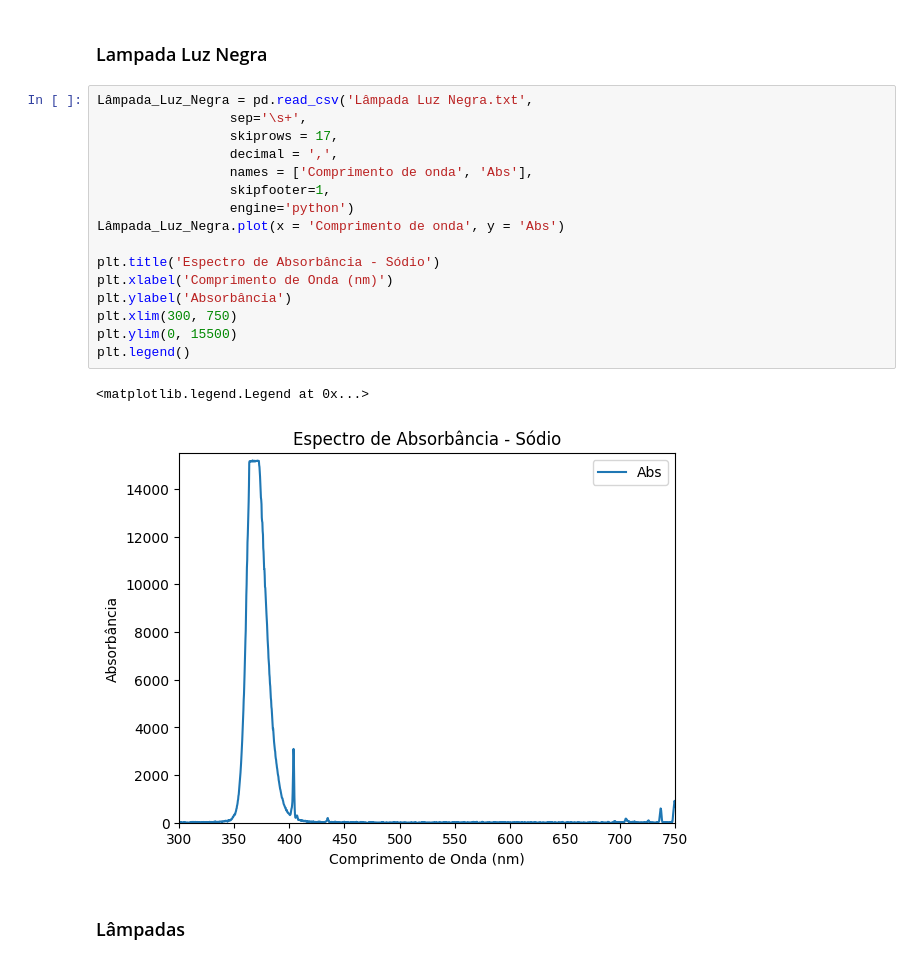
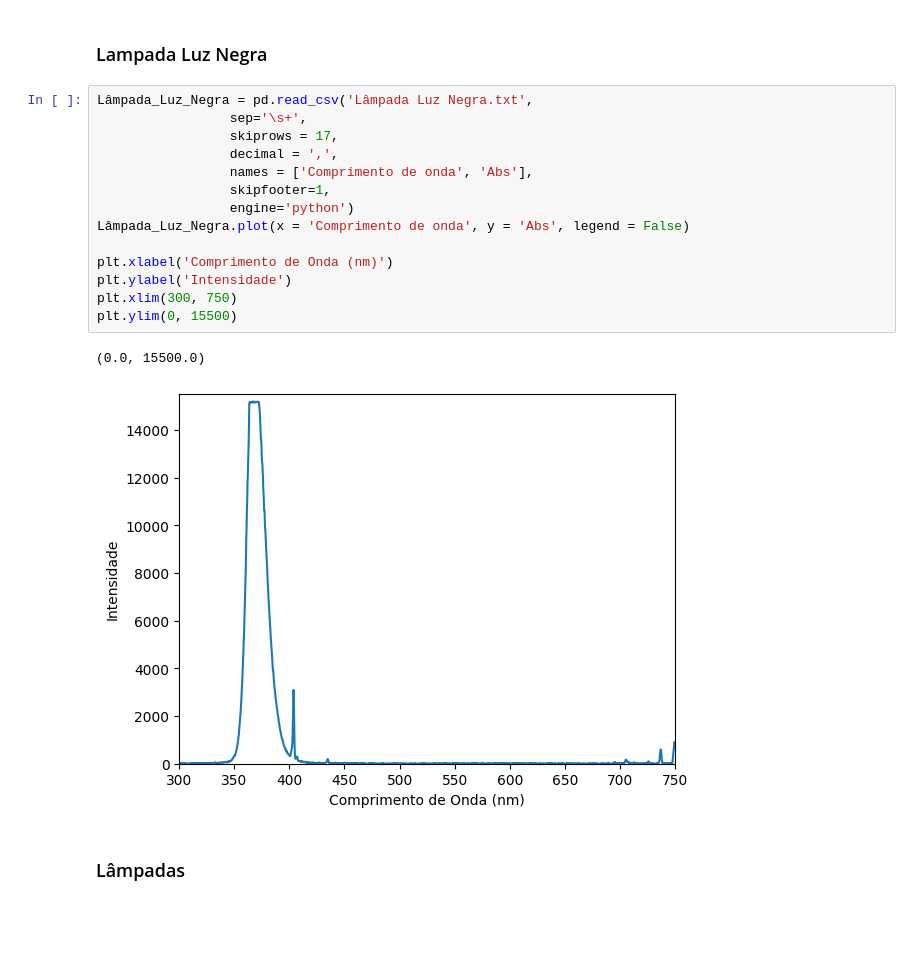
Before and after one commit to triquesgabriel/Espectroscopia-Optica-Avancada, a Jupyter notebook: Espec_Opt_Avan.ipynb, the cells around one changed output. Cells and saved outputs as stored; diff of their text form; blank space fills up the shorter version.

```diff
--- a/Espec_Opt_Avan.ipynb
+++ b/Espec_Opt_Avan.ipynb
@@ -230,22 +200,20 @@ plt.legend()
 # %%
 Lâmpada_Luz_Negra = pd.read_csv('Lâmpada Luz Negra.txt',
                  sep='\s+',
                  skiprows = 17,
                  decimal = ',',
                  names = ['Comprimento de onda', 'Abs'],
                  skipfooter=1,
                  engine='python')
-Lâmpada_Luz_Negra.plot(x = 'Comprimento de onda', y = 'Abs')
+Lâmpada_Luz_Negra.plot(x = 'Comprimento de onda', y = 'Abs', legend = False)
 
-plt.title('Espectro de Absorbância - Sódio')
 plt.xlabel('Comprimento de Onda (nm)')
-plt.ylabel('Absorbância')
+plt.ylabel('Intensidade')
 plt.xlim(300, 750)
 plt.ylim(0, 15500)
-plt.legend()
 # %% [output]
-<matplotlib.legend.Legend at 0x...>
+(0.0, 15500.0)
-[figure, old version]
+[figure, new version]
 # %% [markdown]
 ### Lâmpadas
 # %%
```
Also changed, not shown: parts of 18 cells of this notebook.
